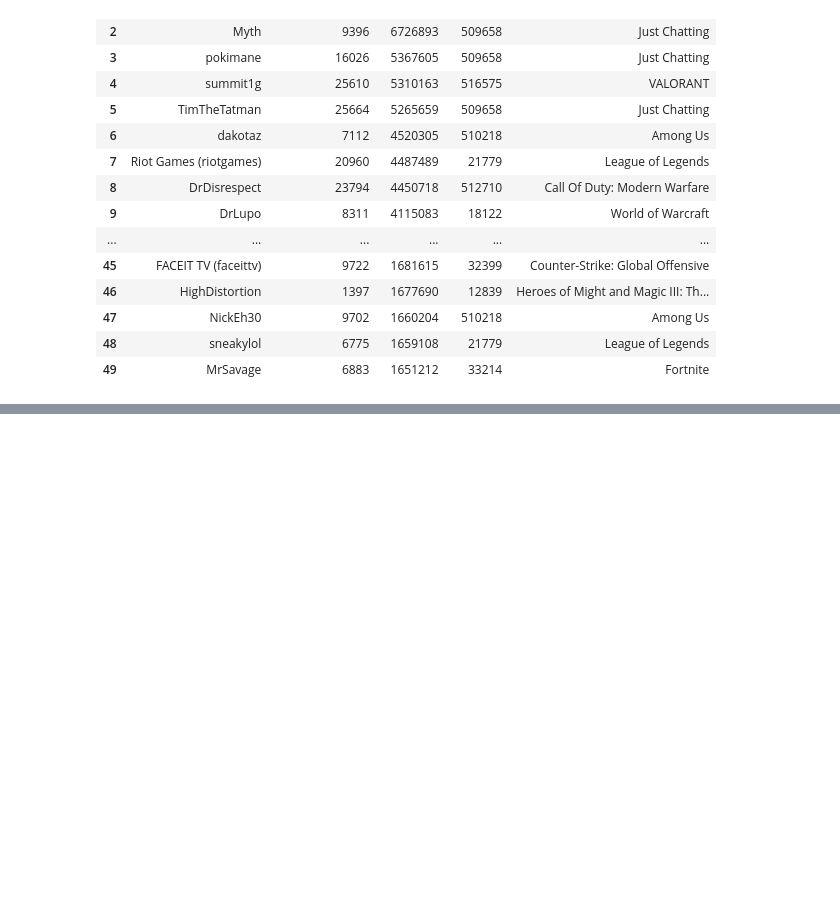
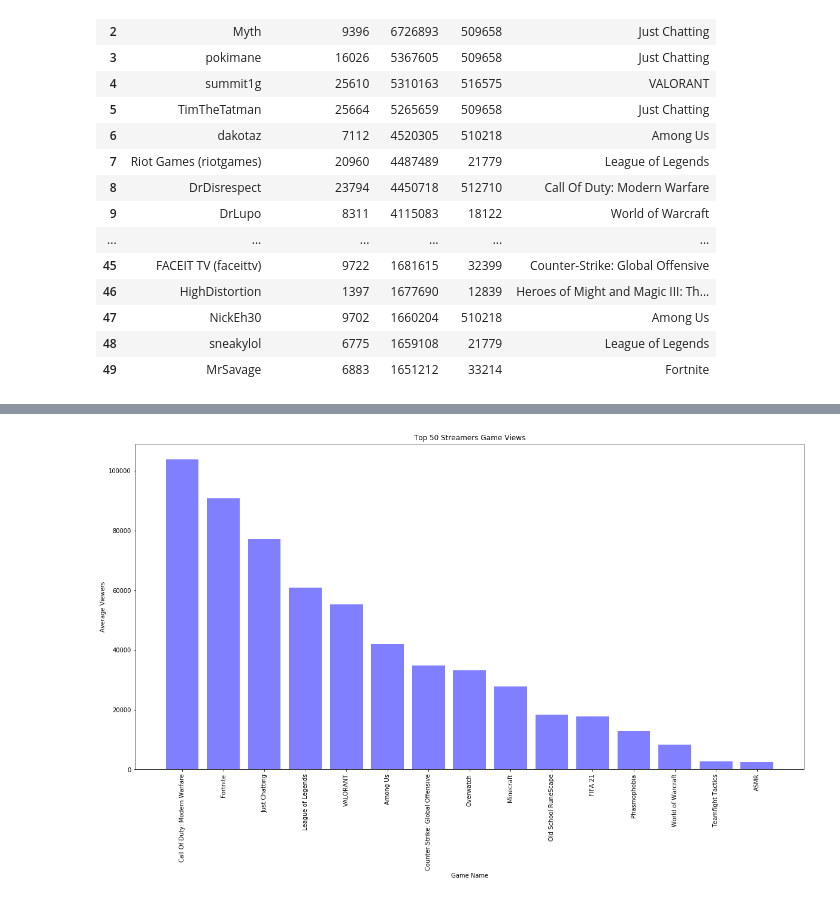
Before and after one commit to asoemardy/great-gaming-googlers, a Jupyter notebook: Top Channel Game Count.ipynb, the cells around one changed output, grey strips where cells are left out. Drawn from its saved outputs; the diff is of its cells as text; code cells hidden in the pictures; blank space fills up the shorter version.

```diff
--- a/Top Channel Game Count.ipynb
+++ b/Top Channel Game Count.ipynb
@@ -57,0 +86,4 @@ df_top.groupby('Game Name').count()
+# %%
+df_graph_sorted = df_graph.sort_values(by=['Average viewers'], ascending = False)
+df_graph_sorted = df_graph_sorted.reset_index()
+df_graph_sorted
@@ -57,0 +127,13 @@ df_top.groupby('Game Name').count()
+# %%
+x_axis = df_graph_sorted['Game Name']
+y_axis = df_graph_sorted['Average viewers']
+
+#Create the bar chat
+plt.figure(figsize=(20,10))
+plt.bar(x_axis, y_axis, color='b', alpha=0.5, align="center")
+plt.xticks(rotation = 'vertical')
+plt.title("Top 50 Streamers Game Views")
+plt.xlabel("Game Name")
+plt.ylabel("Average Viewers");
+# %% [output]
+[figure, added]
```
Also changed, not shown: parts of 9 cells of this notebook, 4 other files.
